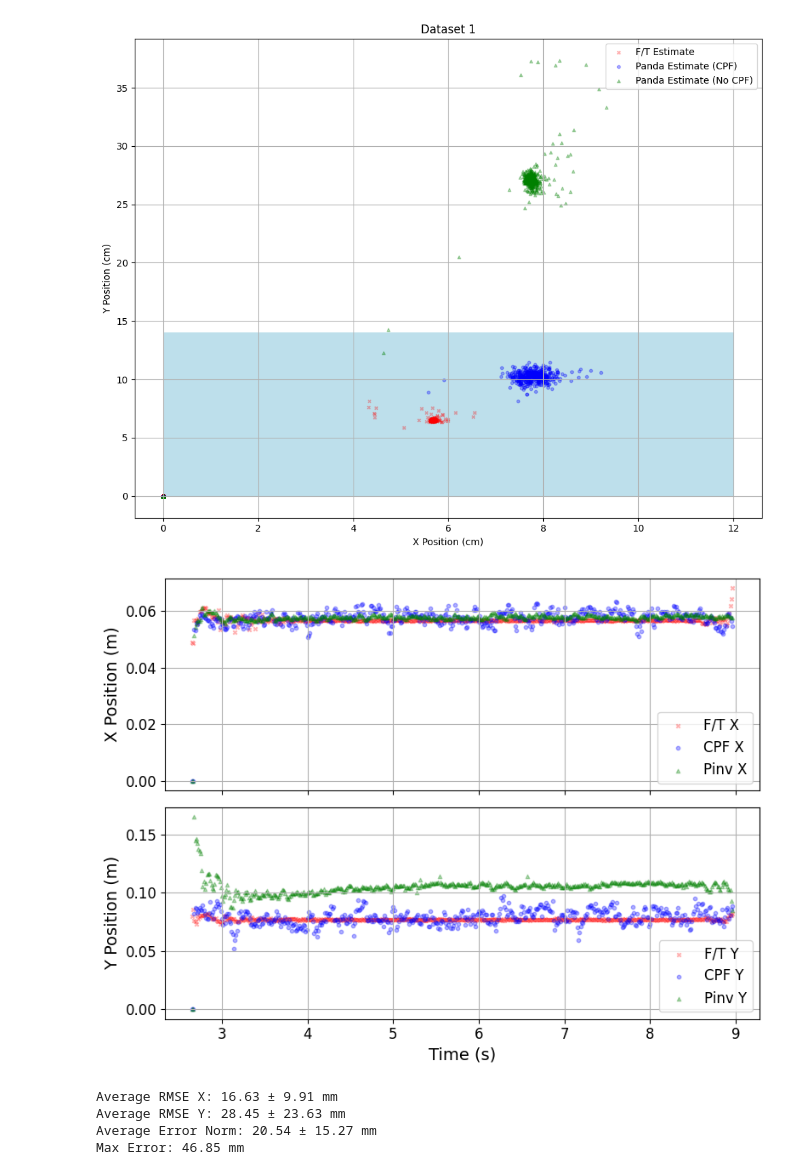
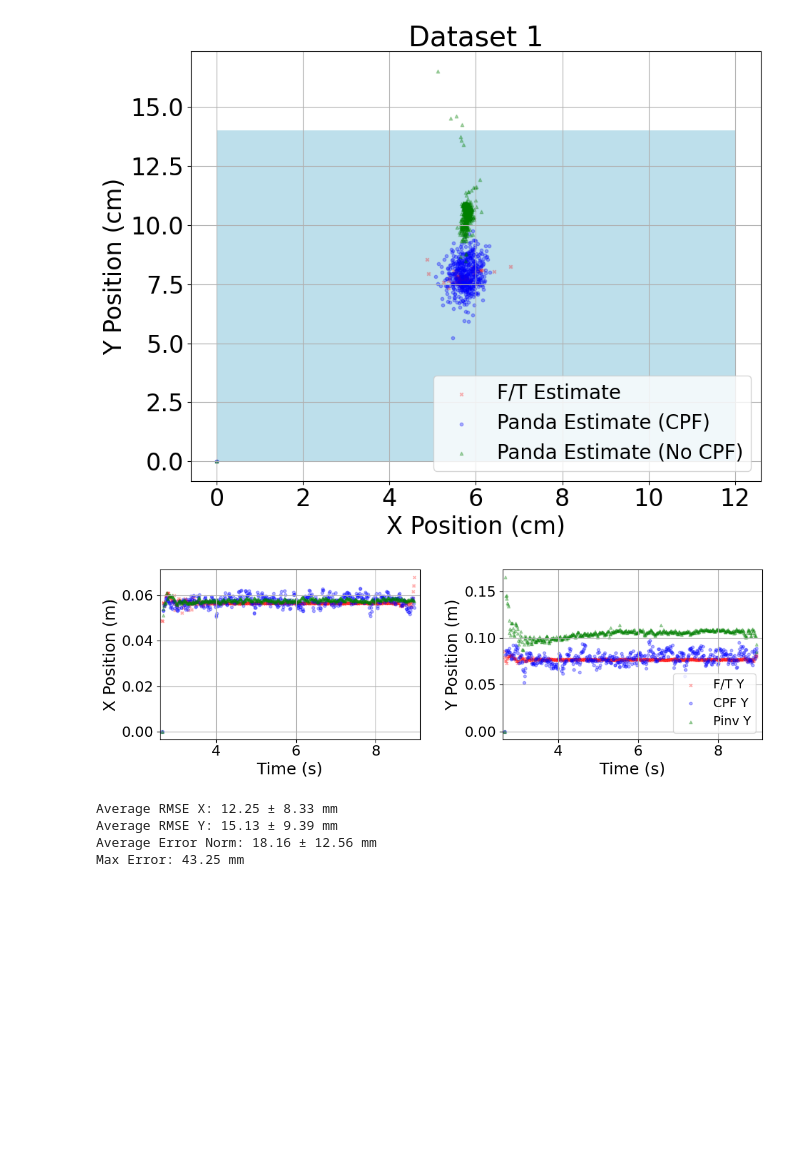
Before and after one commit to rayangdn/virtual_tactile_pad, a Jupyter notebook: ros_ws/src/virtual_tactile_pad/utils/contact_experiments/panda_experiments.ipynb, the cells around one changed output. Drawn from its saved outputs; the diff is of its cells as text; code cells hidden in the pictures; blank space fills up the shorter version.

```diff
--- a/ros_ws/src/virtual_tactile_pad/utils/contact_experiments/panda_experiments.ipynb
+++ b/ros_ws/src/virtual_tactile_pad/utils/contact_experiments/panda_experiments.ipynb
@@ -299,7 +298,7 @@ from matplotlib.patches import Rectangle
 fig, ax = plt.subplots(figsize=(10, 8))
 
 # Using only the first dataframe (dfs[0])
-df = dfs[2]
+df = dfs[9]
 
 # Convert m to cm
 ft_x_cm = df['ft_x'] * 100
@@ -327,38 +326,40 @@ ax.grid(True)
 plt.tight_layout()
 plt.show()
 # %% [output]
-[figure, old version]
+[figure, new version]
 # %%
 # Create a figure with 2 subplots (one for x coordinates, one for y coordinates)
-fig, (ax1, ax2) = plt.subplots(2, 1, figsize=(8, 6), sharex=True)
-
+fig, (ax1, ax2) = plt.subplots(1, 2, figsize=(11, 4), sharex=True)
+#fig.suptitle('Contact Point Estimation Comparison', fontsize=16)
 # Create mask for time range 2-10 seconds
 mask = (df['ft_x'] != 0) & (df['ft_y'] != 0)
 
 # Plot X coordinates over time
 ax1.scatter(df.loc[mask, 'timestamp'], df.loc[mask, 'ft_x'], c='red', label='F/T X', alpha=0.3, marker='x', s=10)
 ax1.scatter(df.loc[mask, 'timestamp'], df.loc[mask, 'panda_x'], c='blue', label='CPF X', alpha=0.3, marker='o', s=10)
 ax1.scatter(df.loc[mask, 'timestamp'], df.loc[mask, 'raw_contact_x'], c='green', label='Pinv X', alpha=0.3, marker='^', s=10)
-ax1.set_ylabel('X Position (m)', fontsize=14)
-ax1.legend(fontsize=12)
+ax1.set_ylabel('X Position (m)', fontsize=18)
+ax1.set_xlabel('Time (s)', fontsize=18)
+#ax1.legend(fontsize=12)
 ax1.grid(True)
-ax1.tick_params(axis='both', which='major', labelsize=12)
+ax1.tick_params(axis='both', which='major', labelsize=16)
+ax1.set_xlim(2.6, 9.1)
 
 # Plot Y coordinates over time
 ax2.scatter(df.loc[mask, 'timestamp'], df.loc[mask, 'ft_y'], c='red', label='F/T Y', alpha=0.3, marker='x', s=10)
 ax2.scatter(df.loc[mask, 'timestamp'], df.loc[mask, 'panda_y'], c='blue', label='CPF Y', alpha=0.3, marker='o', s=10)
 ax2.scatter(df.loc[mask, 'timestamp'], df.loc[mask, 'raw_contact_y'], c='green', label='Pinv Y', alpha=0.3, marker='^', s=10)
-ax2.set_xlabel('Time (s)', fontsize=14)
-ax2.set_ylabel('Y Position (m)', fontsize=14)
-ax2.legend(fontsize=12)
+ax2.set_xlabel('Time (s)', fontsize=18)
+ax2.set_ylabel('Y Position (m)', fontsize=18)
+ax2.legend(fontsize=14, loc='lower right')
 ax2.grid(True)
-ax2.tick_params(axis='both', which='major', labelsize=12)
-
+ax2.tick_params(axis='both', which='major', labelsize=16)
+ax2.set_xlim(2.6, 9.1)
 plt.tight_layout()
 plt.savefig('../../img/CPF_Raw.png', dpi=600, bbox_inches='tight', format='png')
 plt.show()
 # %% [output]
-[figure, old version]
+[figure, new version]
 # %%
 rmse_x_list = []
 rmse_y_list = []
@@ -384,10 +385,10 @@ print(f"Average RMSE Y: {np.mean(rmse_y_list):.2f} ± {np.std(rmse_y_list):.2f}
 print(f"Average Error Norm: {np.mean(error_norm_list):.2f} ± {np.std(error_norm_list):.2f} mm")
 print(f"Max Error: {np.max(error_norm_list):.2f} mm")
 # %% [output]
-Average RMSE X: 16.63 ± 9.91 mm
-Average RMSE Y: 28.45 ± 23.63 mm
-Average Error Norm: 20.54 ± 15.27 mm
-Max Error: 46.85 mm
+Average RMSE X: 12.25 ± 8.33 mm
+Average RMSE Y: 15.13 ± 9.39 mm
+Average Error Norm: 18.16 ± 12.56 mm
+Max Error: 43.25 mm
 # %%
 
 rmse_x_list_ft_raw = []
```
Also changed, not shown: parts of 7 cells of this notebook, 1 other file.
